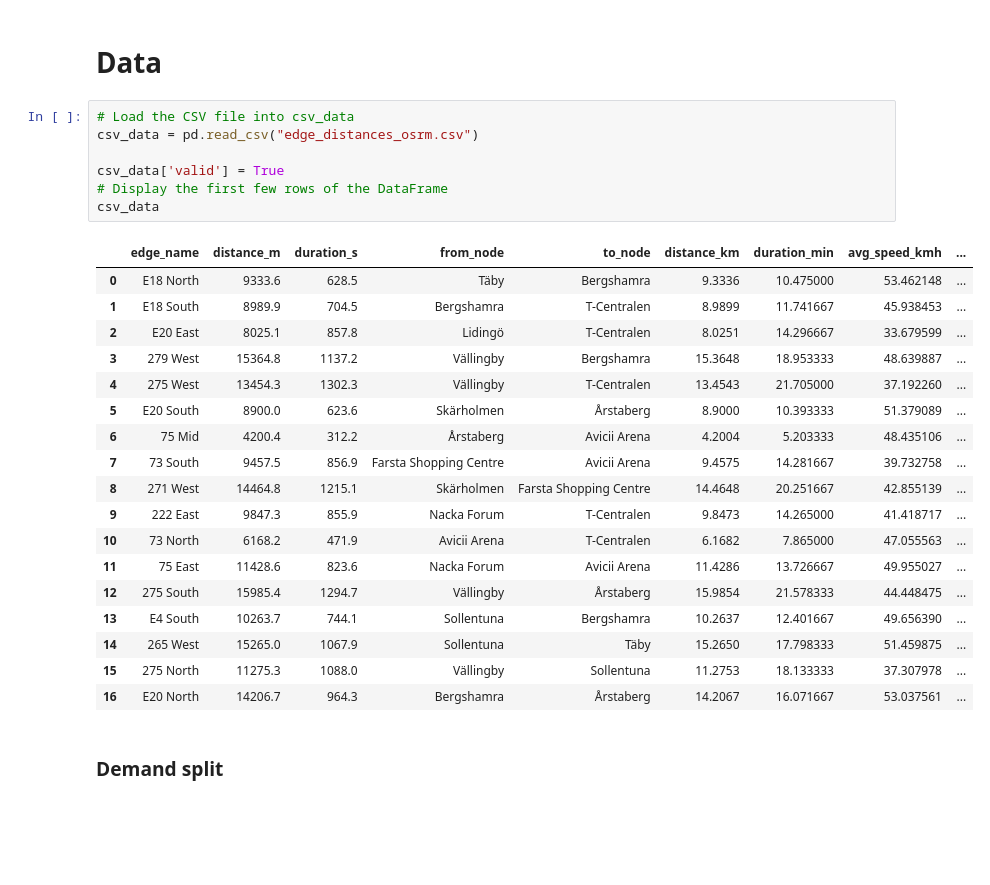
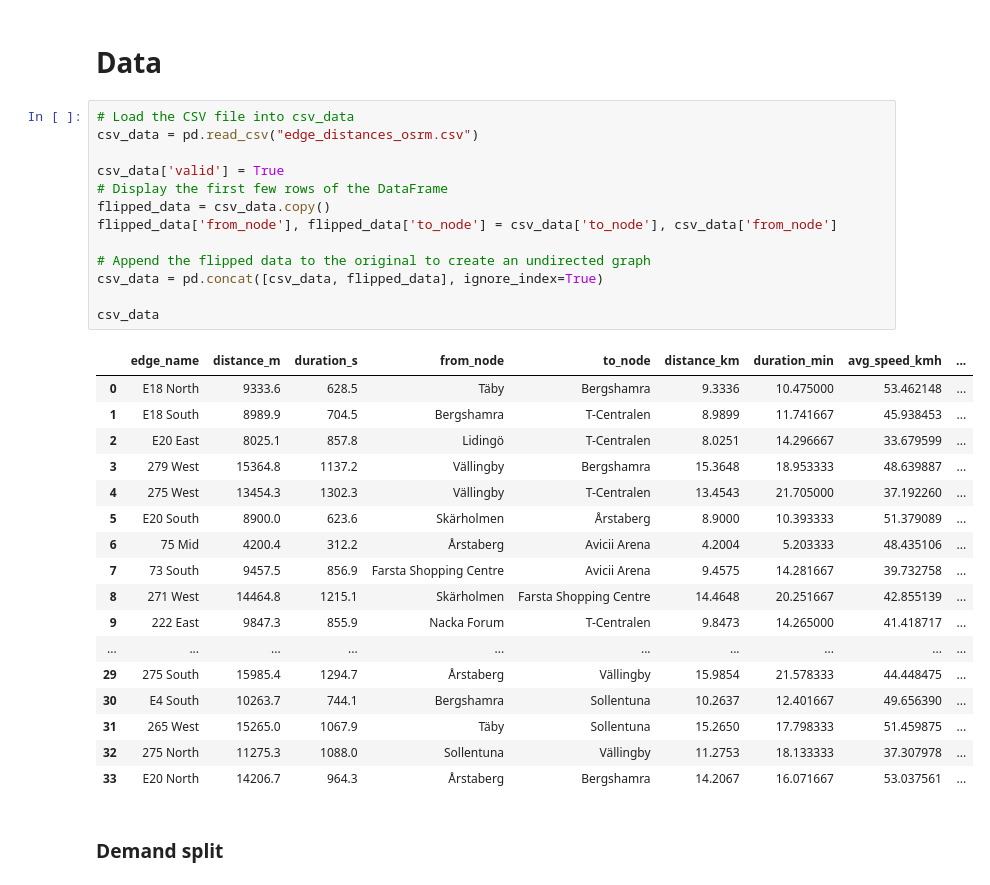
Before and after one commit to aheagel/SF2822, a Jupyter notebook: Project2A.ipynb, the cells around one changed output. Saved outputs shown, nothing was run; the diff lists cells and outputs as text; blank space fills up the shorter version.

```diff
--- a/Project2A.ipynb
+++ b/Project2A.ipynb
@@ -32,29 +32,34 @@ import itertools
 # %%
 # Load the CSV file into csv_data
 csv_data = pd.read_csv("edge_distances_osrm.csv")
 
 csv_data['valid'] = True
 # Display the first few rows of the DataFrame
+flipped_data = csv_data.copy()
+flipped_data['from_node'], flipped_data['to_node'] = csv_data['to_node'], csv_data['from_node']
+
+# Append the flipped data to the original to create an undirected graph
+csv_data = pd.concat([csv_data, flipped_data], ignore_index=True)
+
 csv_data
 # %% [output]
 |  | edge_name | distance_m | duration_s | from_node | to_node | distance_km | duration_min | avg_speed_kmh | ... |
 | 0 | E18 North | 9333.6 | 628.5 | Täby | Bergshamra | 9.3336 | 10.475000 | 53.462148 | ... |
 | 1 | E18 South | 8989.9 | 704.5 | Bergshamra | T-Centralen | 8.9899 | 11.741667 | 45.938453 | ... |
 | 2 | E20 East | 8025.1 | 857.8 | Lidingö | T-Centralen | 8.0251 | 14.296667 | 33.679599 | ... |
 | 3 | 279 West | 15364.8 | 1137.2 | Vällingby | Bergshamra | 15.3648 | 18.953333 | 48.639887 | ... |
 | 4 | 275 West | 13454.3 | 1302.3 | Vällingby | T-Centralen | 13.4543 | 21.705000 | 37.192260 | ... |
 | 5 | E20 South | 8900.0 | 623.6 | Skärholmen | Årstaberg | 8.9000 | 10.393333 | 51.379089 | ... |
 | 6 | 75 Mid | 4200.4 | 312.2 | Årstaberg | Avicii Arena | 4.2004 | 5.203333 | 48.435106 | ... |
 | 7 | 73 South | 9457.5 | 856.9 | Farsta Shopping Centre | Avicii Arena | 9.4575 | 14.281667 | 39.732758 | ... |
 | 8 | 271 West | 14464.8 | 1215.1 | Skärholmen | Farsta Shopping Centre | 14.4648 | 20.251667 | 42.855139 | ... |
 | 9 | 222 East | 9847.3 | 855.9 | Nacka Forum | T-Centralen | 9.8473 | 14.265000 | 41.418717 | ... |
-| 10 | 73 North | 6168.2 | 471.9 | Avicii Arena | T-Centralen | 6.1682 | 7.865000 | 47.055563 | ... |
-| 11 | 75 East | 11428.6 | 823.6 | Nacka Forum | Avicii Arena | 11.4286 | 13.726667 | 49.955027 | ... |
-| 12 | 275 South | 15985.4 | 1294.7 | Vällingby | Årstaberg | 15.9854 | 21.578333 | 44.448475 | ... |
-| 13 | E4 South | 10263.7 | 744.1 | Sollentuna | Bergshamra | 10.2637 | 12.401667 | 49.656390 | ... |
-| 14 | 265 West | 15265.0 | 1067.9 | Sollentuna | Täby | 15.2650 | 17.798333 | 51.459875 | ... |
-| 15 | 275 North | 11275.3 | 1088.0 | Vällingby | Sollentuna | 11.2753 | 18.133333 | 37.307978 | ... |
-| 16 | E20 North | 14206.7 | 964.3 | Bergshamra | Årstaberg | 14.2067 | 16.071667 | 53.037561 | ... |
+| ... | ... | ... | ... | ... | ... | ... | ... | ... | ... |
+| 29 | 275 South | 15985.4 | 1294.7 | Årstaberg | Vällingby | 15.9854 | 21.578333 | 44.448475 | ... |
+| 30 | E4 South | 10263.7 | 744.1 | Bergshamra | Sollentuna | 10.2637 | 12.401667 | 49.656390 | ... |
+| 31 | 265 West | 15265.0 | 1067.9 | Täby | Sollentuna | 15.2650 | 17.798333 | 51.459875 | ... |
+| 32 | 275 North | 11275.3 | 1088.0 | Sollentuna | Vällingby | 11.2753 | 18.133333 | 37.307978 | ... |
+| 33 | E20 North | 14206.7 | 964.3 | Årstaberg | Bergshamra | 14.2067 | 16.071667 | 53.037561 | ... |
 # %% [markdown]
 ### Demand split
 # %%
```
Also changed, not shown: parts of 9 cells of this notebook.
